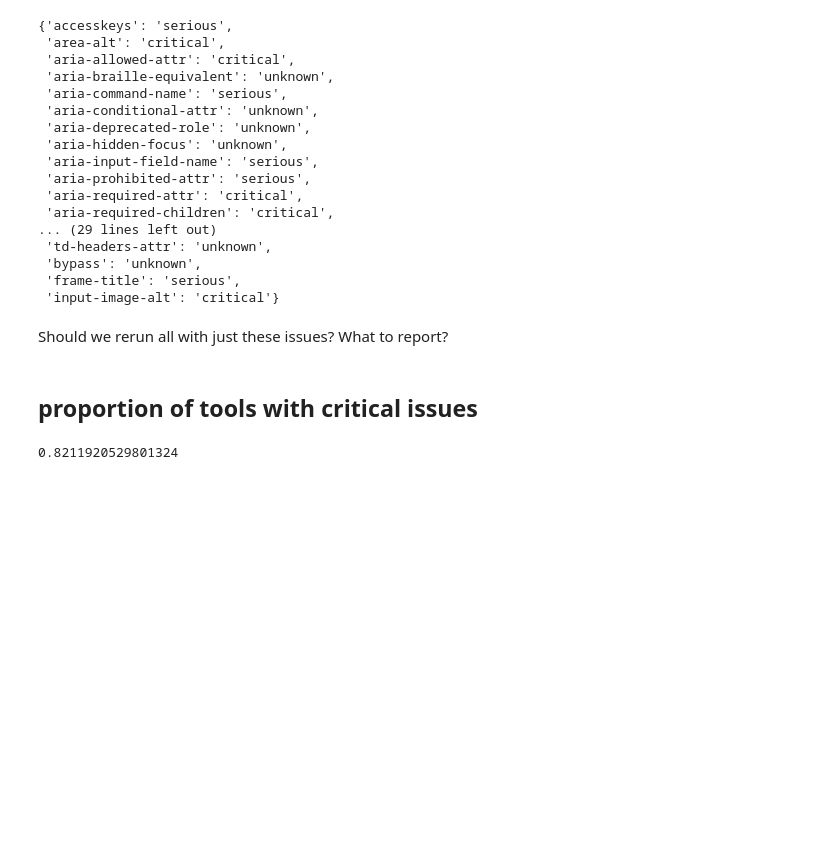
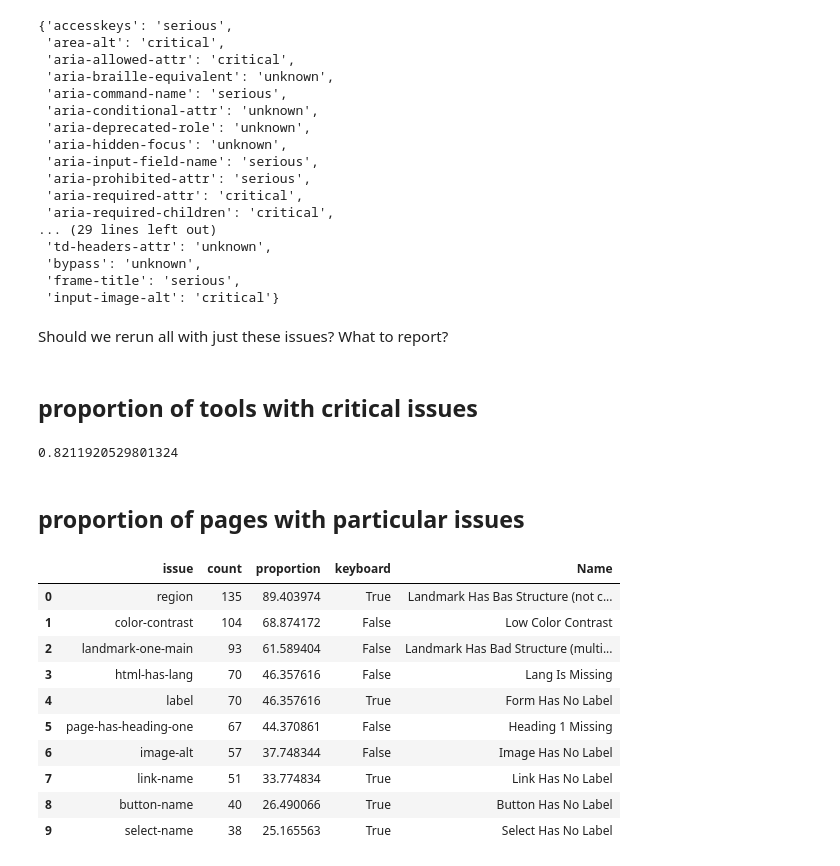
Before and after one commit to hms-dbmi/biomed-tools-scraper, a Jupyter notebook: analysis/preliminary_analysis.ipynb, the cells around one changed output. Cells and saved outputs as stored; diff of their text form; code cells hidden in the pictures; blank space fills up the shorter version.

```diff
--- a/analysis/preliminary_analysis.ipynb
+++ b/analysis/preliminary_analysis.ipynb
@@ -546,3 +546,5 @@ tool_overview_violations_impact_critical = [tool for tool in tool_overview_viola
 len(tool_overview_violations_impact_critical) / len(tool_overview)
 # %% [output]
 0.8211920529801324
+# %% [markdown]
+## proportion of pages with particular issues
@@ -548,0 +561,14 @@ len(tool_overview_violations_impact_critical) / len(tool_overview)
+# %%
+df_issues_proportion.head(10)
+# %% [output]
+|  | issue | count | proportion | keyboard | Name |
+| 0 | region | 135 | 89.403974 | True | Landmark Has Bas Structure (not c... |
+| 1 | color-contrast | 104 | 68.874172 | False | Low Color Contrast |
+| 2 | landmark-one-main | 93 | 61.589404 | False | Landmark Has Bad Structure (multi... |
+| 3 | html-has-lang | 70 | 46.357616 | False | Lang Is Missing |
+| 4 | label | 70 | 46.357616 | True | Form Has No Label |
+| 5 | page-has-heading-one | 67 | 44.370861 | False | Heading 1 Missing |
+| 6 | image-alt | 57 | 37.748344 | False | Image Has No Label |
+| 7 | link-name | 51 | 33.774834 | True | Link Has No Label |
+| 8 | button-name | 40 | 26.490066 | True | Button Has No Label |
+| 9 | select-name | 38 | 25.165563 | True | Select Has No Label |
```
Also changed, not shown: parts of 5 cells of this notebook.
